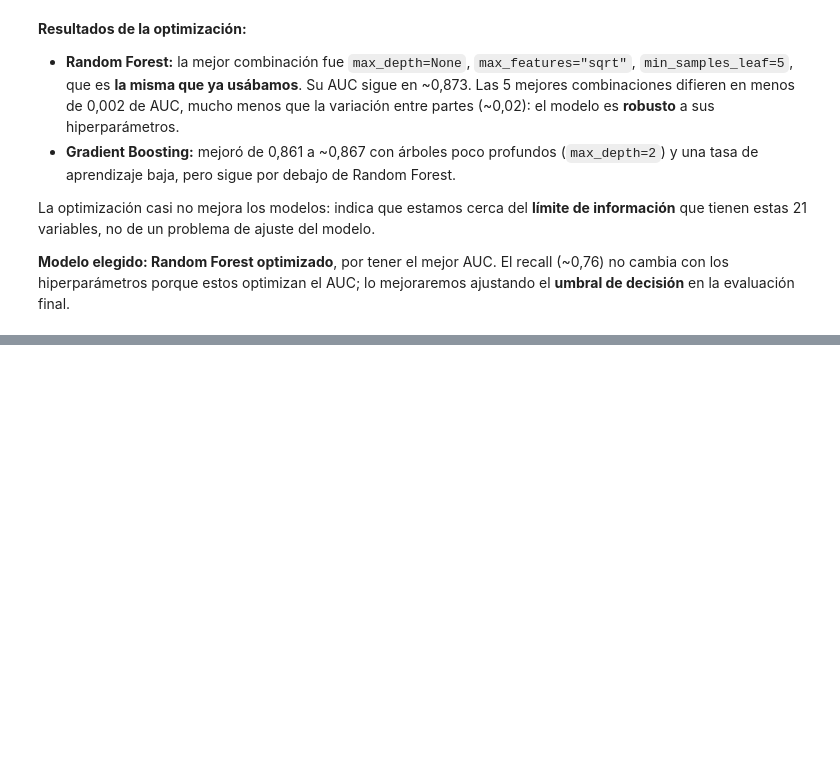
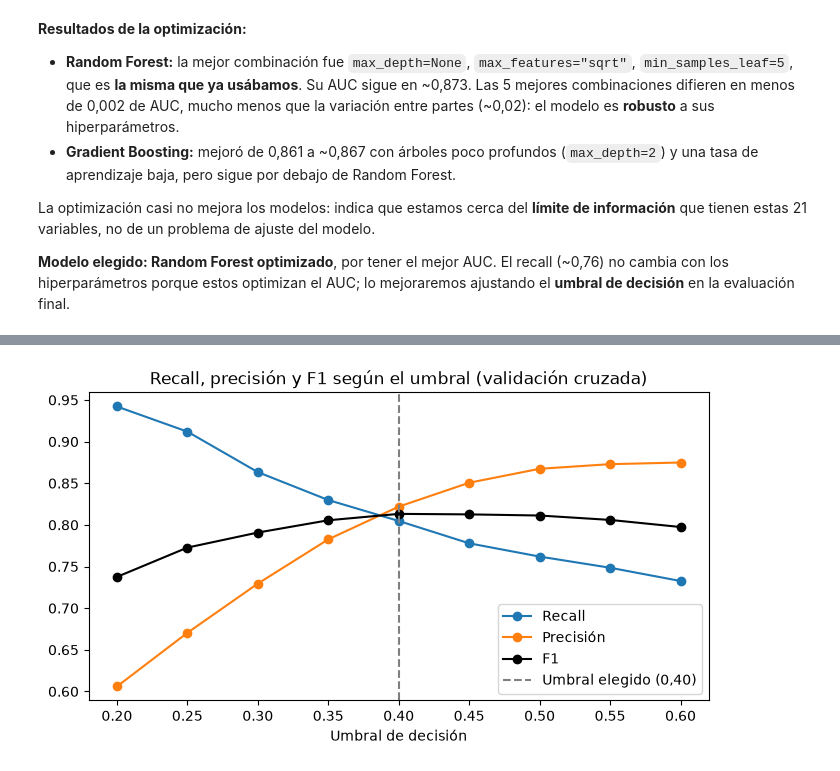
Before and after one commit to lezlynossa-oss/proyecto-integrador-quinto, a Jupyter notebook: MachineLearning/01_modelo_afiliacion_salud.ipynb, the cells around one changed output, grey strips where cells are left out. Drawn from its saved outputs; the diff is of its cells as text; code cells hidden in the pictures; blank space fills up the shorter version.

Commit message:
ML: evaluación final, umbral de decisión y comparación en prueba

```diff
--- a/MachineLearning/01_modelo_afiliacion_salud.ipynb
+++ b/MachineLearning/01_modelo_afiliacion_salud.ipynb
@@ -386,0 +403,20 @@ La optimización casi no mejora los modelos: indica que estamos cerca del **lím
+# %%
+#modelo elegido en la sección anterior
+modelo_final = busqueda_rf.best_estimator_
+
+#probabilidad de cada persona de entrenamiento, calculada por un modelo que NO la vio
+prob_cv = cross_val_predict(modelo_final, X_train, y_train, cv=validacion,
+                            method="predict_proba")[:, 1]
+
+#probamos umbrales entre 0,20 y 0,60
+filas = []
+for umbral in np.arange(0.20, 0.61, 0.05):
+    prediccion = (prob_cv >= umbral).astype(int)
+    filas.append({"umbral": round(umbral, 2),
+                  "recall": recall_score(y_train, prediccion),
+                  "precision": precision_score(y_train, prediccion),
+                  "f1": f1_score(y_train, prediccion),
+                  "porcentaje_marcadas": prediccion.mean()})
+
+tabla_umbrales = pd.DataFrame(filas)
+tabla_umbrales.round(3)
@@ -386,0 +434,15 @@ La optimización casi no mejora los modelos: indica que estamos cerca del **lím
+# %%
+#cómo cambian recall y precisión con el umbral
+plt.figure(figsize=(8, 4), dpi=100)
+plt.plot(tabla_umbrales["umbral"], tabla_umbrales["recall"], marker="o", label="Recall")
+plt.plot(tabla_umbrales["umbral"], tabla_umbrales["precision"], marker="o", label="Precisión")
+plt.plot(tabla_umbrales["umbral"], tabla_umbrales["f1"], marker="o", label="F1", color="black")
+plt.axvline(0.40, color="gray", linestyle="--", label="Umbral elegido (0,40)")
+plt.xlabel("Umbral de decisión")
+plt.title("Recall, precisión y F1 según el umbral (validación cruzada)")
+plt.legend()
+plt.show()
+
+umbral_elegido = 0.40
+# %% [output]
+[figure, added]
```
Also changed, not shown: parts of 8 cells of this notebook.
